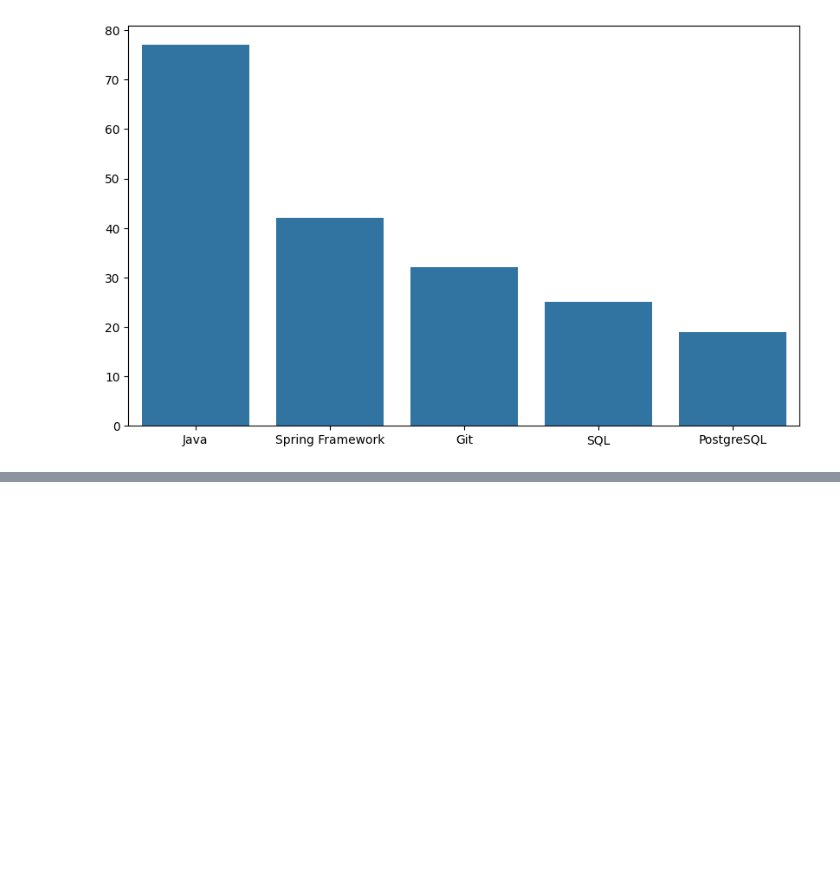
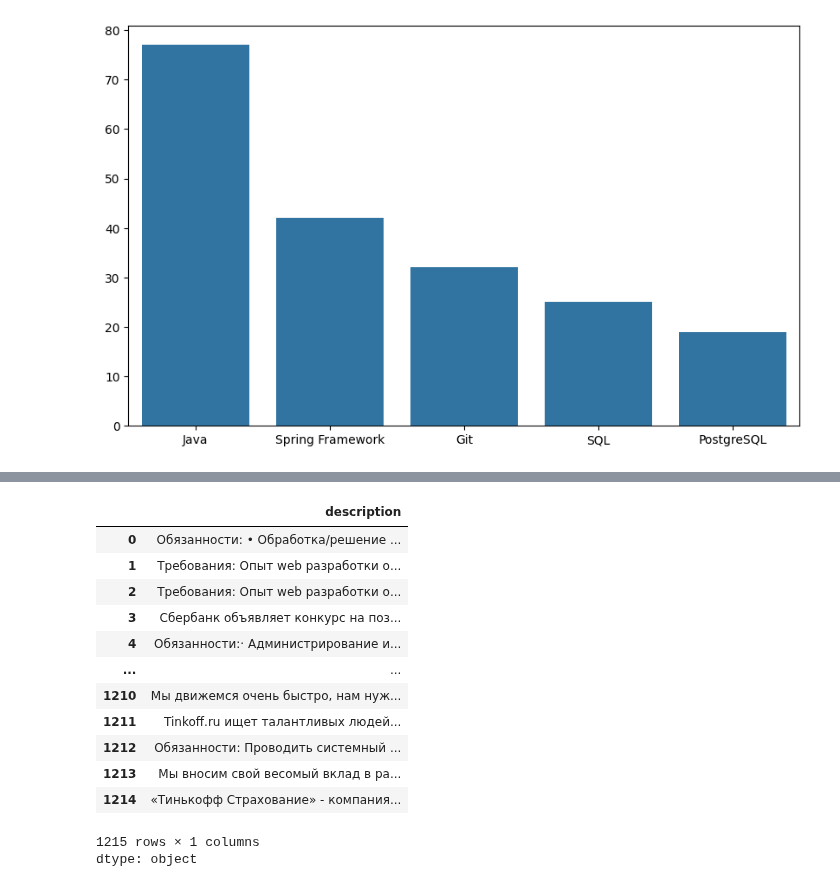
Before and after one commit to BardRimon/Study, a Jupyter notebook: Introduction_in_NLP/Задание_6_Александр_Клюкин.ipynb.ipynb, the cells around one changed output, grey strips where cells are left out. Drawn from its saved outputs; the diff is of its cells as text; code cells hidden in the pictures; blank space fills up the shorter version.

```diff
--- a/Introduction_in_NLP/Задание_6_Александр_Клюкин.ipynb.ipynb
+++ b/Introduction_in_NLP/Задание_6_Александр_Клюкин.ipynb.ipynb
@@ -201,0 +288,29 @@ sns.barplot(x=list(sorted_statistic.keys())[:5], y=list(sorted_statistic.values(
+# %%
+import re
+
+def clean_text(text):
+
+    clean = re.compile('<.*?>')
+    text = re.sub(clean, '', text)
+    text = re.sub(r'http\S+|www.\S+', '', text)
+    text = re.sub(r'\s+', ' ', text).strip()
+    return text
+
+df_vacancies['description'] = df_vacancies['description'].apply(clean_text)
+
+df_vacancies['description']
+# %% [output]
+|  | description |
+| 0 | Обязанности: • Обработка/решение ... |
+| 1 | Требования: Опыт web разработки о... |
+| 2 | Требования: Опыт web разработки о... |
+| 3 | Сбербанк объявляет конкурс на поз... |
+| 4 | Обязанности:· Администрирование и... |
+| ... | ... |
+| 1210 | Мы движемся очень быстро, нам нуж... |
+| 1211 | Tinkoff.ru ищет талантливых людей... |
+| 1212 | Обязанности: Проводить системный ... |
+| 1213 | Мы вносим свой весомый вклад в ра... |
+| 1214 | «Тинькофф Страхование» - компания... |
+1215 rows × 1 columns
+dtype: object
```
Also changed, not shown: parts of 15 cells of this notebook.
